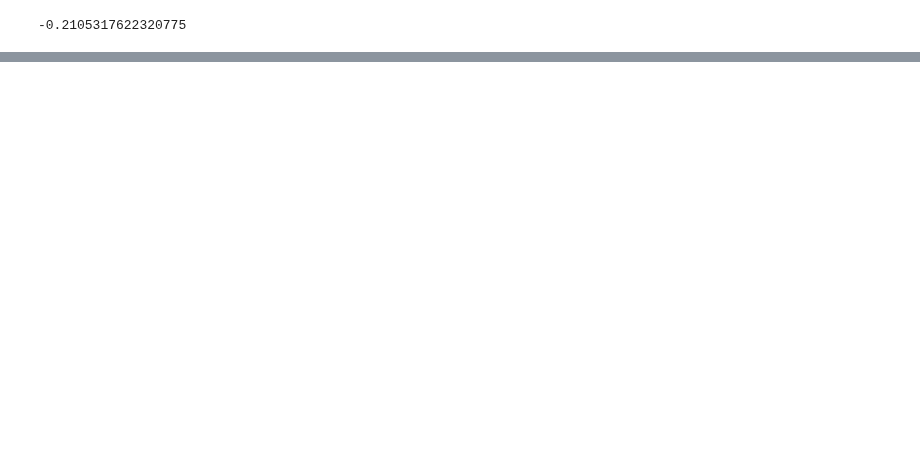
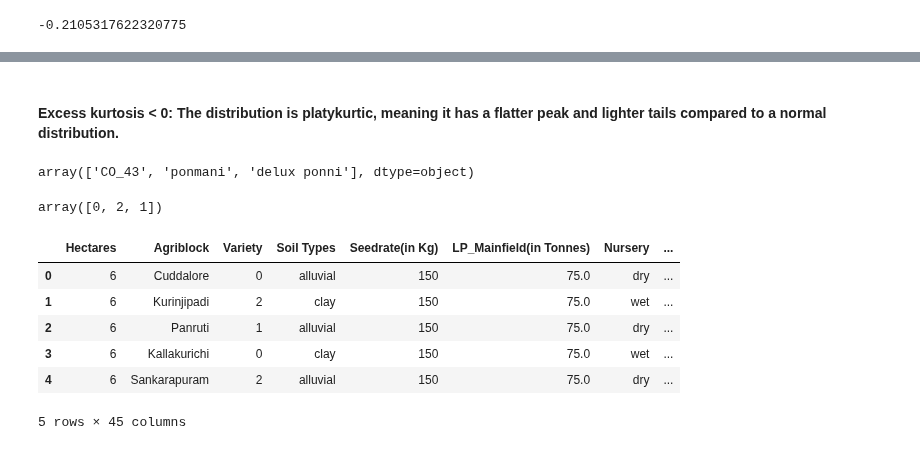
Before and after one commit to 2026726-dotcom/STDA, a Jupyter notebook: CA1.ipynb, the cells around one changed output, grey strips where cells are left out. Cells and saved outputs as stored; diff of their text form; code cells hidden in the pictures; blank space fills up the shorter version.

```diff
--- a/CA1.ipynb
+++ b/CA1.ipynb
@@ -172,0 +172,6 @@ dataset.kurt()
+# %% [markdown]
+#### Excess kurtosis < 0: The distribution is platykurtic, meaning it has a flatter peak and lighter tails compared to a normal distribution.
+# %%
+data["Variety"].unique()
+# %% [output]
+array(['CO_43', 'ponmani', 'delux ponni'], dtype=object)
@@ -172,0 +185,14 @@ dataset.kurt()
+# %%
+data["Variety"].unique()
+# %% [output]
+array([0, 2, 1])
+# %%
+data.head()
+# %% [output]
+|  | Hectares | Agriblock | Variety | Soil Types | Seedrate(in Kg) | LP_Mainfield(in Tonnes) | Nursery | ... |
+| 0 | 6 | Cuddalore | 0 | alluvial | 150 | 75.0 | dry | ... |
+| 1 | 6 | Kurinjipadi | 2 | clay | 150 | 75.0 | wet | ... |
+| 2 | 6 | Panruti | 1 | alluvial | 150 | 75.0 | dry | ... |
+| 3 | 6 | Kallakurichi | 0 | clay | 150 | 75.0 | wet | ... |
+| 4 | 6 | Sankarapuram | 2 | alluvial | 150 | 75.0 | dry | ... |
+5 rows × 45 columns
```
Also changed, not shown: parts of 19 cells of this notebook.
